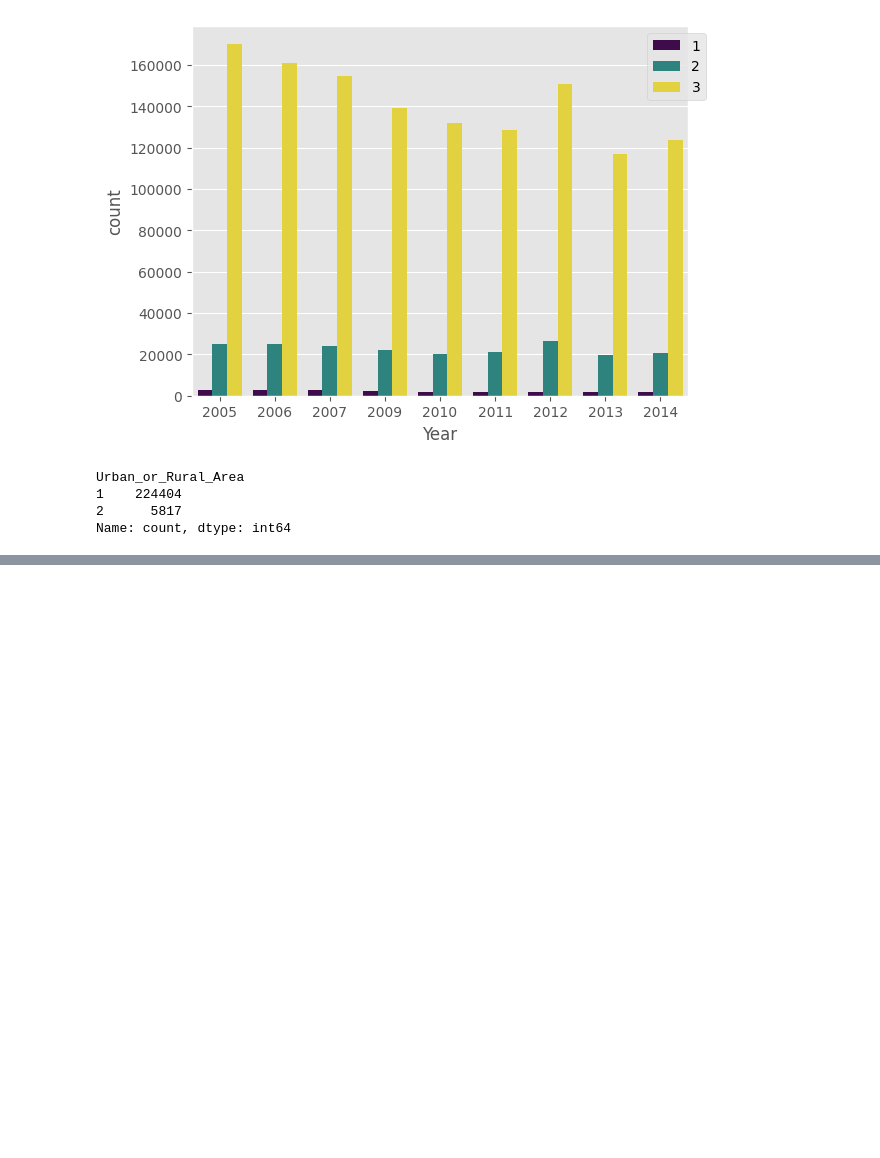
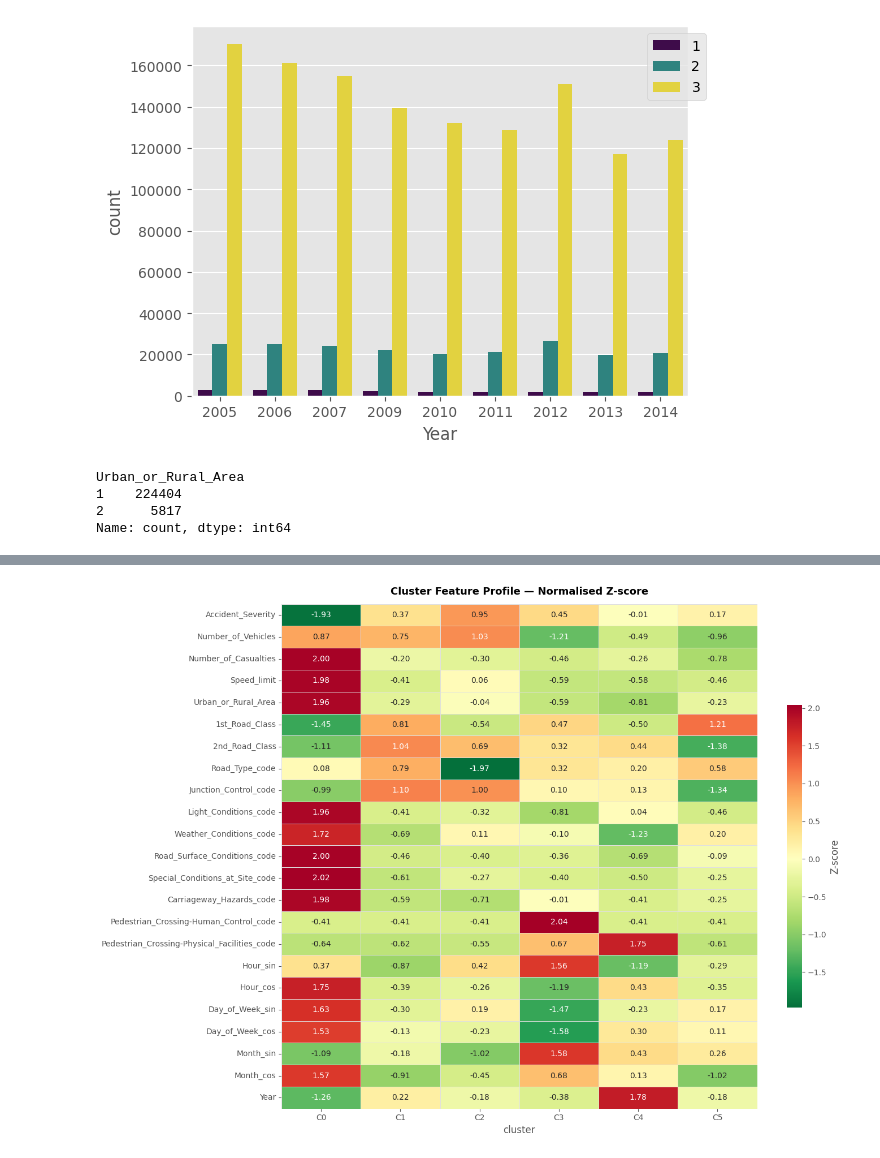
Before and after one commit to Doug-Vo/ML-Self-Project, a Jupyter notebook: EDA/uk_accident.ipynb, the cells around one changed output, grey strips where cells are left out. Saved outputs shown, nothing was run; the diff lists cells and outputs as text; code cells hidden in the pictures; blank space fills up the shorter version.

```diff
--- a/EDA/uk_accident.ipynb
+++ b/EDA/uk_accident.ipynb
@@ -624,0 +1003,12 @@ plt.show()
+# %%
+cluster_labels = {
+    0: "High-Speed Rural - Fatal Risk",      # 61mph, rural, 2.72 = most fatal skew
+    1: "Urban Junction - Signalled",          # urban, signalled, moderate severity
+    2: "Roundabout/Mixed - Low Severity",     # 2.91 = mostly slight
+    3: "Pedestrian Zone - Patrol",            # school crossing patrol, tiny cluster
+    4: "Urban Pedestrian Crossing",           # pelican/puffin crossings
+    5: "Urban Non-Junction",                  # no junction, single road
+}
+
+df_accident["cluster_label"] = df_accident["cluster"].map(cluster_labels)
+print(df_accident["cluster_label"].value_counts())
@@ -624,0 +1024,27 @@ plt.show()
+# %%
+heatmap_features = [f for f in cluster_features if not f.startswith("greater_region")]
+profile = df_accident.groupby("cluster")[heatmap_features].mean()
+profile_norm = (profile - profile.mean()) / profile.std()
+
+fig, ax = plt.subplots(figsize=(14, 10))
+
+sns.heatmap(
+    profile_norm.T,
+    ax=ax,
+    cmap="RdYlGn_r",
+    center=0,
+    linewidths=0.4,
+    linecolor="#e0e0e0",
+    annot=True,
+    fmt = '.2f',
+    cbar_kws={"shrink": 0.6, "label": "Z-score"},
+    xticklabels=[f"C{i}" for i in range(6)],
+    yticklabels=heatmap_features,
+)
+ax.set_title("Cluster Feature Profile — Normalised Z-score", fontsize=13, fontweight="bold", pad=12)
+plt.setp(ax.get_xticklabels(), rotation=0)
+plt.setp(ax.get_yticklabels(), rotation=0)
+plt.tight_layout()
+plt.show()
+# %% [output]
+[figure, added]
```
Also changed, not shown: parts of 45 cells of this notebook.
